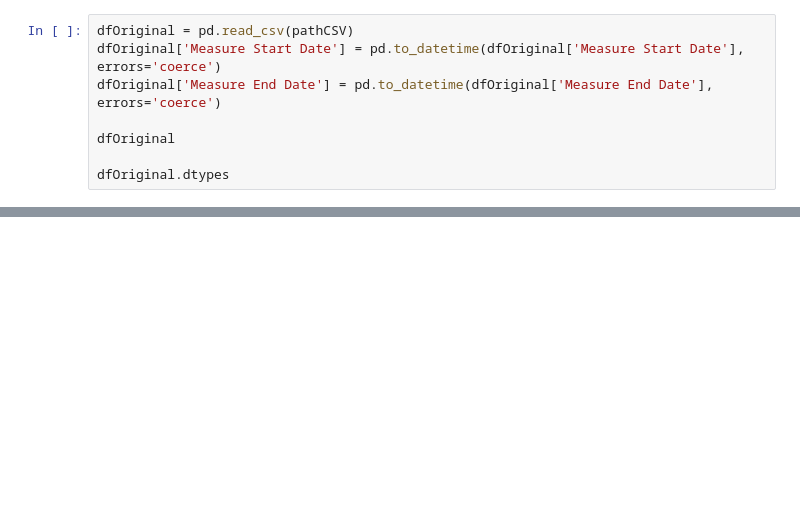
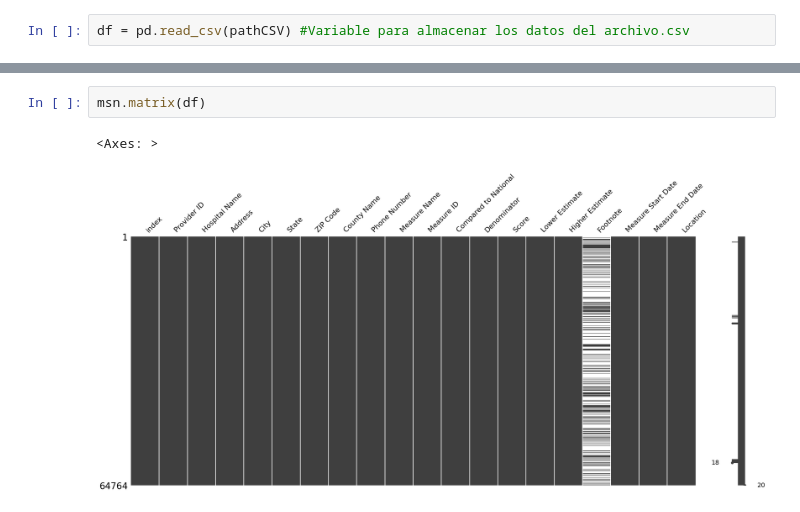
Before and after one commit to Nicoov21/data-mining, a Jupyter notebook: 3-presentacion/pruebas.ipynb, the cells around one changed output, grey strips where cells are left out. Drawn from its saved outputs; the diff is of its cells as text; blank space fills up the shorter version.

Commit message:
para que lo vea maxitroll11

```diff
--- a/3-presentacion/pruebas.ipynb
+++ b/3-presentacion/pruebas.ipynb
@@ -36,8 +36,2 @@ assert  os.path.exists(pathCSV)
 # %%
-dfOriginal = pd.read_csv(pathCSV)
-dfOriginal['Measure Start Date'] = pd.to_datetime(dfOriginal['Measure Start Date'], errors='coerce')
-dfOriginal['Measure End Date'] = pd.to_datetime(dfOriginal['Measure End Date'], errors='coerce')
-
-dfOriginal
-
-dfOriginal.dtypes
+df = pd.read_csv(pathCSV) #Variable para almacenar los datos del archivo.csv
@@ -61,0 +79,5 @@ dtype: object
+# %%
+msn.matrix(df)
+# %% [output]
+<Axes: >
+[figure, added]
```
Also changed, not shown: parts of 10 cells of this notebook, 1 other file.
